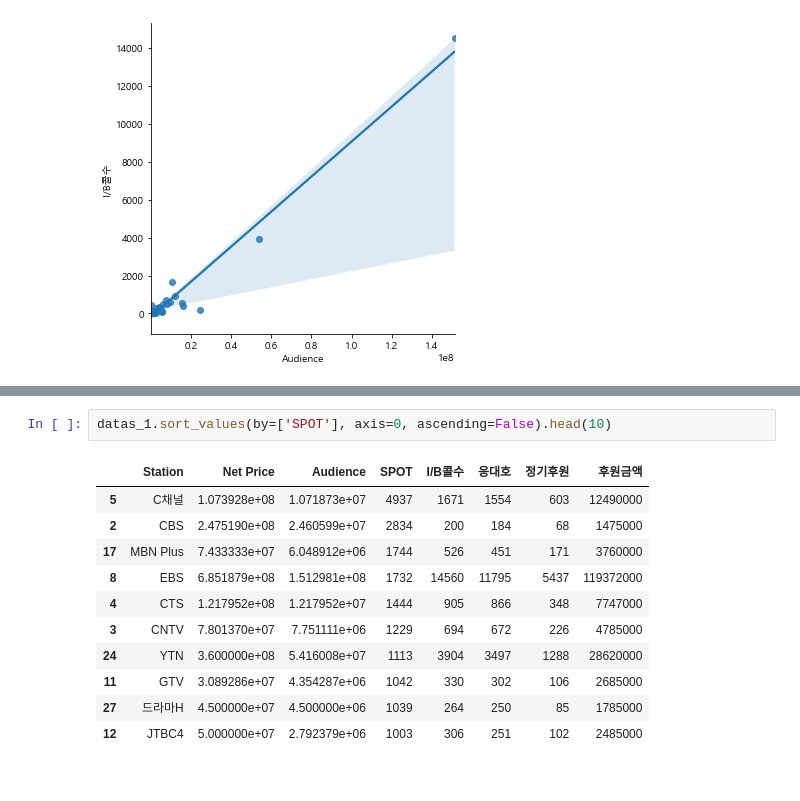
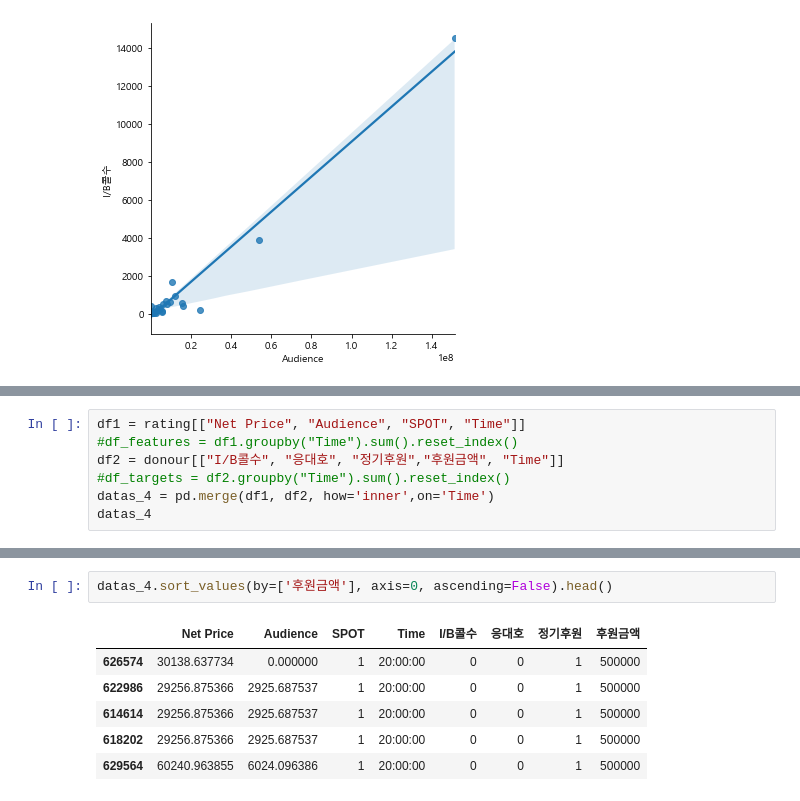
Before and after one commit to lee-edgar/Predict-Linear-Regression, a Jupyter notebook: Station.ipynb, the cells around one changed output, grey strips where cells are left out. Saved outputs shown, nothing was run; the diff lists cells and outputs as text.

```diff
--- a/Station.ipynb
+++ b/Station.ipynb
@@ -241,0 +508,7 @@ sns.lmplot(x='Audience', y='I/B콜수', data=datas_1)
+# %%
+df1 = rating[["Net Price", "Audience", "SPOT", "Time"]]
+#df_features = df1.groupby("Time").sum().reset_index()
+df2 = donour[["I/B콜수", "응대호", "정기후원","후원금액", "Time"]]
+#df_targets = df2.groupby("Time").sum().reset_index()
+datas_4 = pd.merge(df1, df2, how='inner',on='Time')
+datas_4
@@ -242,14 +529,9 @@ sns.lmplot(x='Audience', y='I/B콜수', data=datas_1)
 # %%
-datas_1.sort_values(by=['SPOT'], axis=0, ascending=False).head(10)
+datas_4.sort_values(by=['후원금액'], axis=0, ascending=False).head()
 # %% [output]
-|  | Station | Net Price | Audience | SPOT | I/B콜수 | 응대호 | 정기후원 | 후원금액 |
-| 5 | C채널 | 1.073928e+08 | 1.071873e+07 | 4937 | 1671 | 1554 | 603 | 12490000 |
-| 2 | CBS | 2.475190e+08 | 2.460599e+07 | 2834 | 200 | 184 | 68 | 1475000 |
-| 17 | MBN Plus | 7.433333e+07 | 6.048912e+06 | 1744 | 526 | 451 | 171 | 3760000 |
-| 8 | EBS | 6.851879e+08 | 1.512981e+08 | 1732 | 14560 | 11795 | 5437 | 119372000 |
-| 4 | CTS | 1.217952e+08 | 1.217952e+07 | 1444 | 905 | 866 | 348 | 7747000 |
-| 3 | CNTV | 7.801370e+07 | 7.751111e+06 | 1229 | 694 | 672 | 226 | 4785000 |
-| 24 | YTN | 3.600000e+08 | 5.416008e+07 | 1113 | 3904 | 3497 | 1288 | 28620000 |
-| 11 | GTV | 3.089286e+07 | 4.354287e+06 | 1042 | 330 | 302 | 106 | 2685000 |
-| 27 | 드라마H | 4.500000e+07 | 4.500000e+06 | 1039 | 264 | 250 | 85 | 1785000 |
-| 12 | JTBC4 | 5.000000e+07 | 2.792379e+06 | 1003 | 306 | 251 | 102 | 2485000 |
+|  | Net Price | Audience | SPOT | Time | I/B콜수 | 응대호 | 정기후원 | 후원금액 |
+| 626574 | 30138.637734 | 0.000000 | 1 | 20:00:00 | 0 | 0 | 1 | 500000 |
+| 622986 | 29256.875366 | 2925.687537 | 1 | 20:00:00 | 0 | 0 | 1 | 500000 |
+| 614614 | 29256.875366 | 2925.687537 | 1 | 20:00:00 | 0 | 0 | 1 | 500000 |
+| 618202 | 29256.875366 | 2925.687537 | 1 | 20:00:00 | 0 | 0 | 1 | 500000 |
+| 629564 | 60240.963855 | 6024.096386 | 1 | 20:00:00 | 0 | 0 | 1 | 500000 |
```
Also changed, not shown: parts of 34 cells of this notebook.
